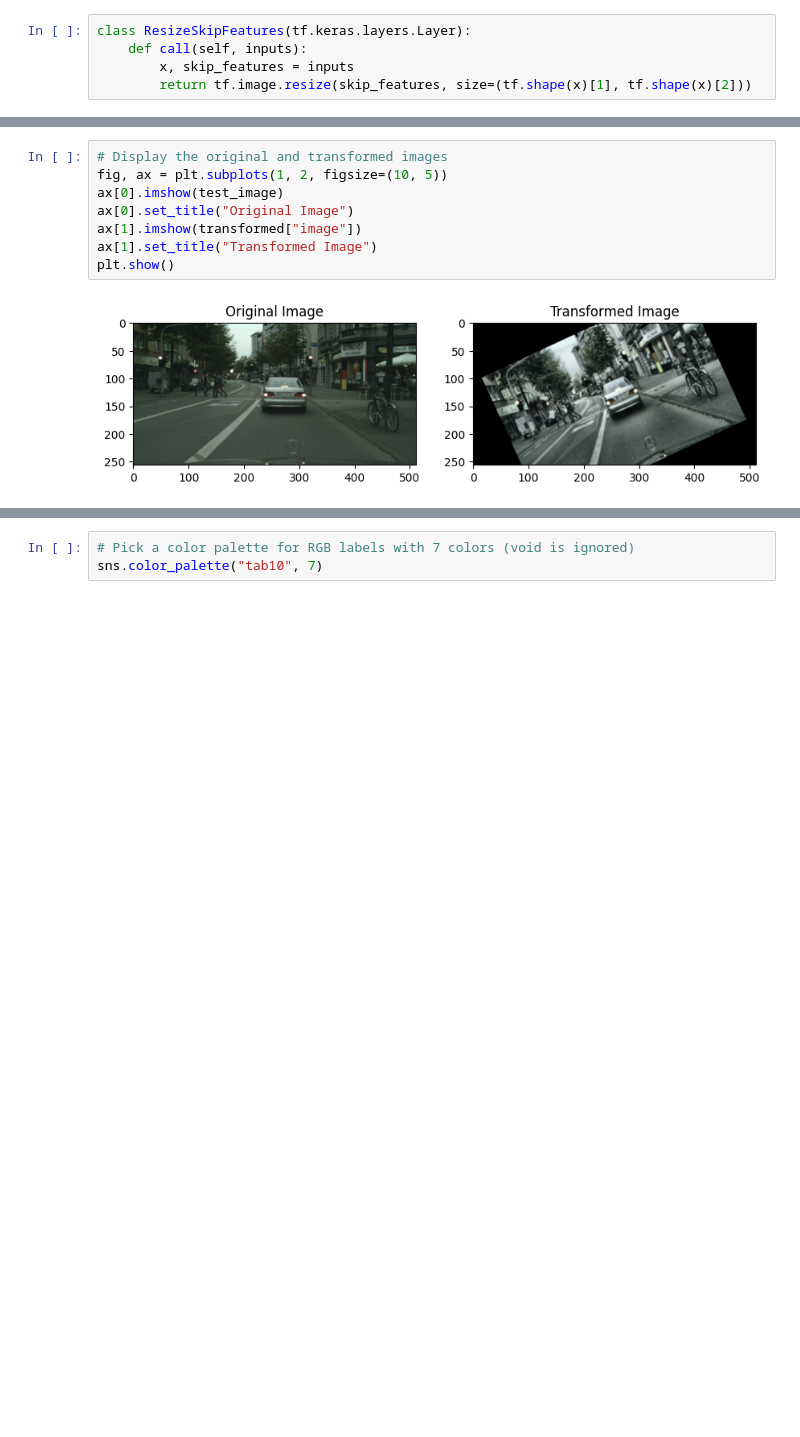
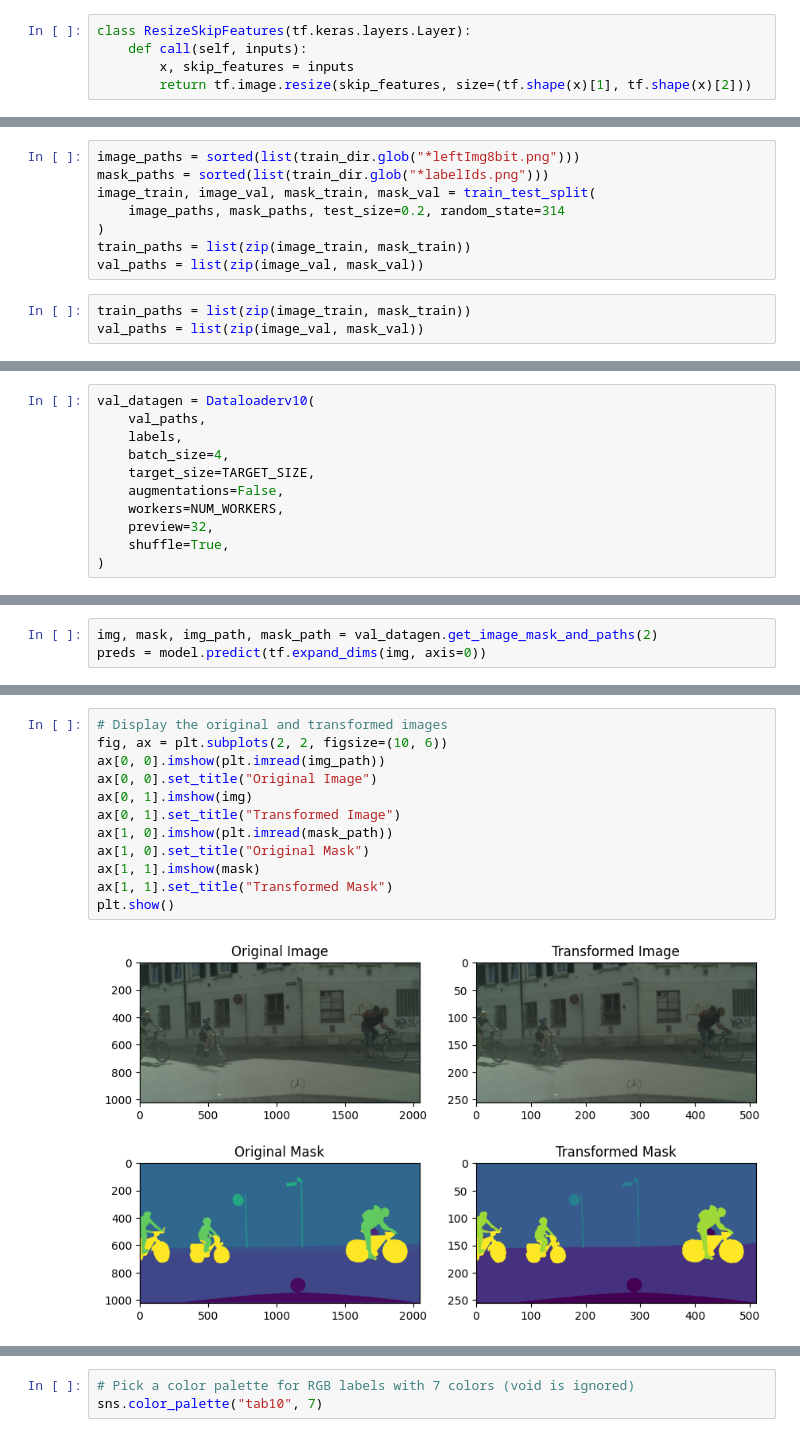
Before and after one commit to Hedredo/oc_p8, a Jupyter notebook: notebooks/modelisation.ipynb, the cells around one changed output, grey strips where cells are left out. Cells and saved outputs as stored; diff of their text form; blank space fills up the shorter version.

```diff
--- a/notebooks/modelisation.ipynb
+++ b/notebooks/modelisation.ipynb
@@ -791,4 +1028,15 @@ Model: "U-Net"
  Total params: 31,032,200 (118.38 MB)
  Trainable params: 31,032,200 (118.38 MB)
  Non-trainable params: 0 (0.00 B)
+# %%
+image_paths = sorted(list(train_dir.glob("*leftImg8bit.png")))
+mask_paths = sorted(list(train_dir.glob("*labelIds.png")))
+image_train, image_val, mask_train, mask_val = train_test_split(
+    image_paths, mask_paths, test_size=0.2, random_state=314
+)
+train_paths = list(zip(image_train, mask_train))
+val_paths = list(zip(image_val, mask_val))
+# %%
+train_paths = list(zip(image_train, mask_train))
+val_paths = list(zip(image_val, mask_val))
 # %%
@@ -802,2 +1051,13 @@ train_datagen = Dataloaderv8(
     shuffle=True,
 )
+# %%
+val_datagen = Dataloaderv10(
+    val_paths,
+    labels,
+    batch_size=4,
+    target_size=TARGET_SIZE,
+    augmentations=False,
+    workers=NUM_WORKERS,
+    preview=32,
+    shuffle=True,
+)
@@ -850,0 +1166,3 @@ assert transformed["image"].shape == test_image_array.shape
+# %%
+img, mask, img_path, mask_path = val_datagen.get_image_mask_and_paths(2)
+preds = model.predict(tf.expand_dims(img, axis=0))
@@ -851,11 +1221,15 @@ assert transformed["image"].shape == test_image_array.shape
 # %%
 # Display the original and transformed images
-fig, ax = plt.subplots(1, 2, figsize=(10, 5))
-ax[0].imshow(test_image)
-ax[0].set_title("Original Image")
-ax[1].imshow(transformed["image"])
-ax[1].set_title("Transformed Image")
+fig, ax = plt.subplots(2, 2, figsize=(10, 6))
+ax[0, 0].imshow(plt.imread(img_path))
+ax[0, 0].set_title("Original Image")
+ax[0, 1].imshow(img)
+ax[0, 1].set_title("Transformed Image")
+ax[1, 0].imshow(plt.imread(mask_path))
+ax[1, 0].set_title("Original Mask")
+ax[1, 1].imshow(mask)
+ax[1, 1].set_title("Transformed Mask")
 plt.show()
 # %% [output]
-[figure, old version]
+[figure, new version]
 # %%
```
Also changed, not shown: parts of 29 cells of this notebook, 4 other files.
